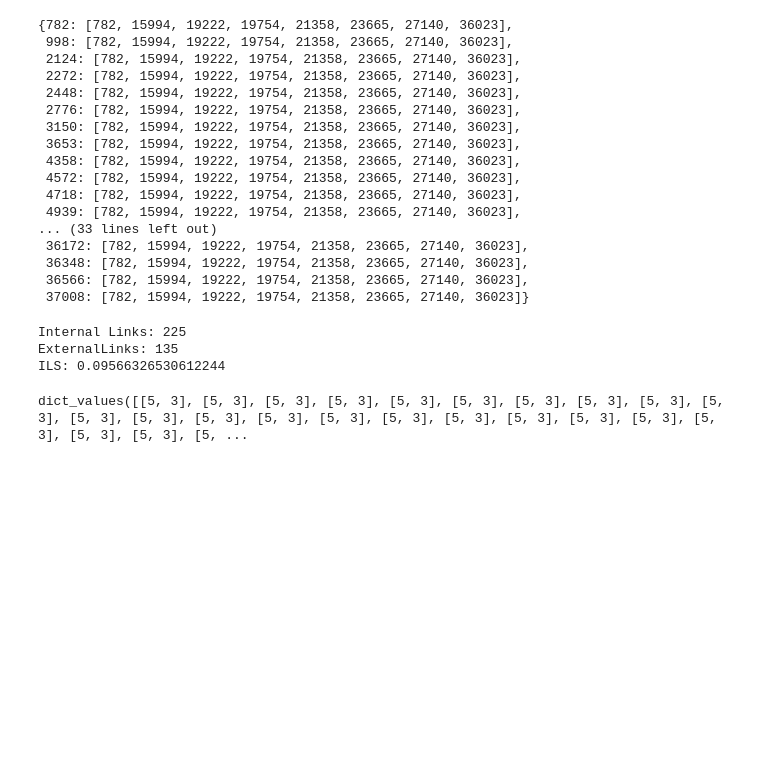
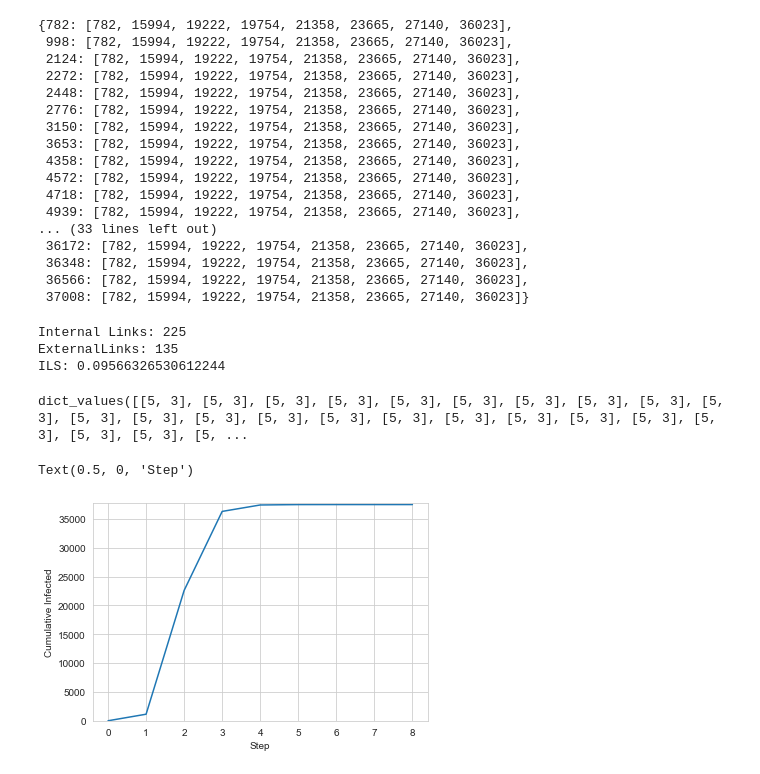
Before and after one commit to IlVirtuoso/Avrcp, a Jupyter notebook: NetAnalysis/doc/network.ipynb, the cells around one changed output. Drawn from its saved outputs; the diff is of its cells as text; code cells hidden in the pictures; blank space fills up the shorter version.

```diff
--- a/NetAnalysis/doc/network.ipynb
+++ b/NetAnalysis/doc/network.ipynb
@@ -639,0 +689,15 @@ dict_values([[5, 3], [5, 3], [5, 3], [5, 3], [5, 3], [5, 3], [5, 3], [5, 3], [5,
+# %%
+result = SIR(nxgraph,1,100)
+# %%
+victimsPerStep = []
+for step in result:
+    victimsPerStep.append(len(result[step]))
+    pass
+ax = plt.gca()
+ax.set_ylim([0,nxgraph.number_of_nodes()])
+f = plt.plot(np.cumsum(victimsPerStep))
+plt.ylabel("Cumulative Infected")
+plt.xlabel("Step")
+# %% [output]
+Text(0.5, 0, 'Step')
+[figure, added]
```
Also changed, not shown: parts of 4 cells of this notebook, 9 other files.
